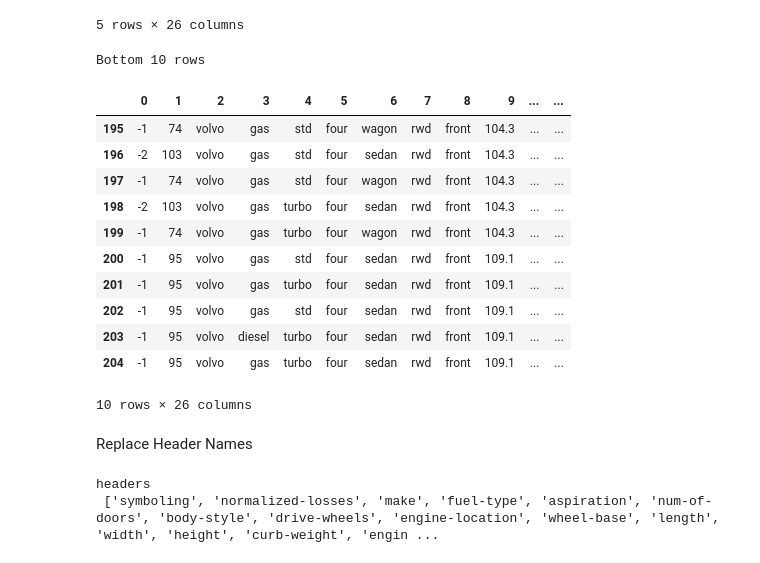
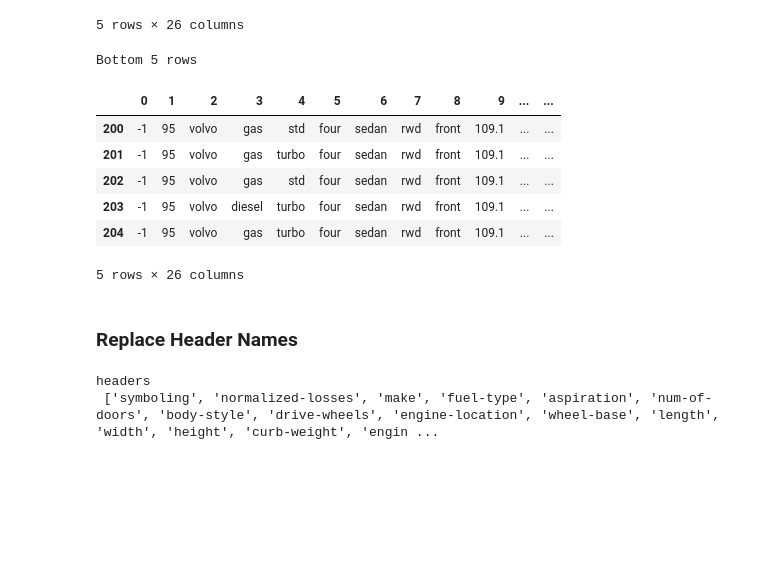
Before and after one commit to essetetsahai/IBM-Python-Course, a Jupyter notebook: Automobile-Data-Analysis-Pandas.ipynb, the cells around one changed output. Saved outputs shown, nothing was run; the diff lists cells and outputs as text; code cells hidden in the pictures; blank space fills up the shorter version.

```diff
--- a/Automobile-Data-Analysis-Pandas.ipynb
+++ b/Automobile-Data-Analysis-Pandas.ipynb
@@ -19,25 +22,20 @@ The first 5 rows of the dataframe
 | 4 | 2 | 164 | audi | gas | std | four | sedan | 4wd | front | 99.4 | ... | ... |
 5 rows × 26 columns
 # %%
-#Check bottom 10 rows of the dataframe
-print("Bottom 10 rows")
-df.tail(10)
+#Check bottom 5 rows of the dataframe
+print("Bottom 5 rows")
+df.tail(5)
 # %% [output]
-Bottom 10 rows
+Bottom 5 rows
 |  | 0 | 1 | 2 | 3 | 4 | 5 | 6 | 7 | 8 | 9 | ... | ... |
-| 195 | -1 | 74 | volvo | gas | std | four | wagon | rwd | front | 104.3 | ... | ... |
-| 196 | -2 | 103 | volvo | gas | std | four | sedan | rwd | front | 104.3 | ... | ... |
-| 197 | -1 | 74 | volvo | gas | std | four | wagon | rwd | front | 104.3 | ... | ... |
-| 198 | -2 | 103 | volvo | gas | turbo | four | sedan | rwd | front | 104.3 | ... | ... |
-| 199 | -1 | 74 | volvo | gas | turbo | four | wagon | rwd | front | 104.3 | ... | ... |
 | 200 | -1 | 95 | volvo | gas | std | four | sedan | rwd | front | 109.1 | ... | ... |
 | 201 | -1 | 95 | volvo | gas | turbo | four | sedan | rwd | front | 109.1 | ... | ... |
 | 202 | -1 | 95 | volvo | gas | std | four | sedan | rwd | front | 109.1 | ... | ... |
 | 203 | -1 | 95 | volvo | diesel | turbo | four | sedan | rwd | front | 109.1 | ... | ... |
 | 204 | -1 | 95 | volvo | gas | turbo | four | sedan | rwd | front | 109.1 | ... | ... |
-10 rows × 26 columns
+5 rows × 26 columns
 # %% [markdown]
-Replace Header Names
+### Replace Header Names
 # %%
 # create headers list
 headers = ["symboling","normalized-losses","make","fuel-type","aspiration", "num-of-doors","body-style",
```
Also changed, not shown: parts of 37 cells of this notebook.
